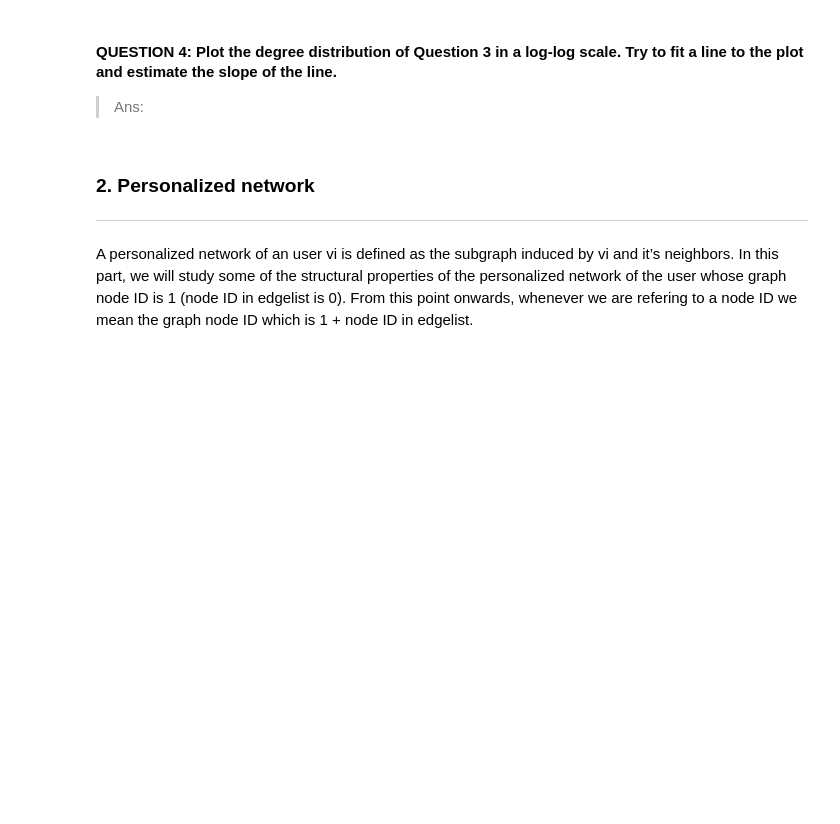
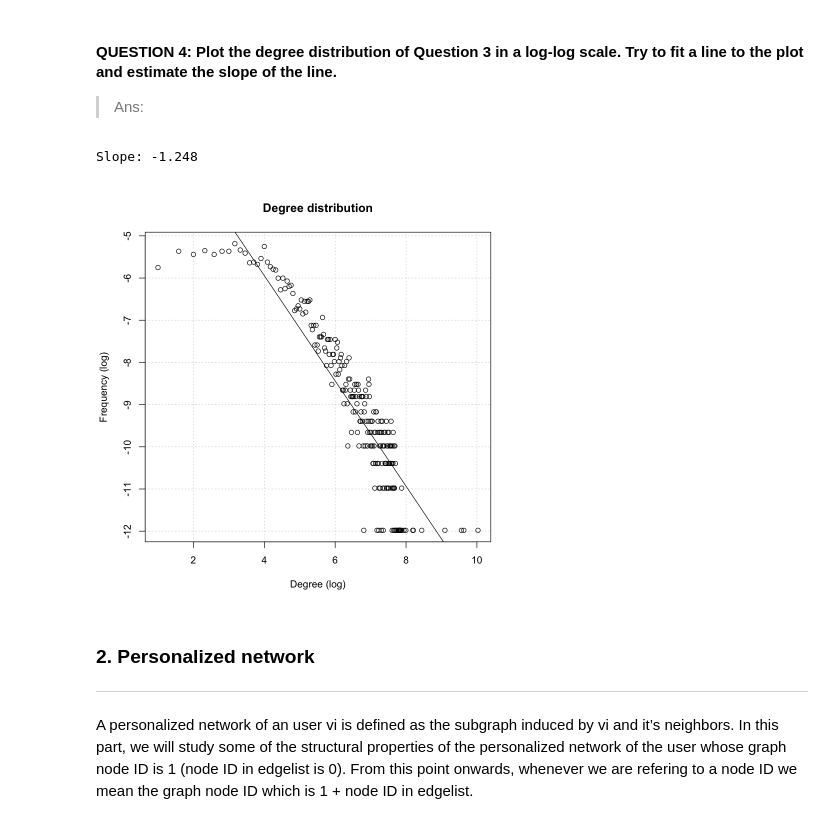
Before and after one commit to kchuang625/ucla-ece-232e-spring-2023-hw, a Jupyter notebook: project2/part1_705668757_905847065_105945588.ipynb, the cells around one changed output. Saved outputs shown, nothing was run; the diff lists cells and outputs as text; code cells hidden in the pictures; blank space fills up the shorter version.

```diff
--- a/project2/part1_705668757_905847065_105945588.ipynb
+++ b/project2/part1_705668757_905847065_105945588.ipynb
@@ -46,6 +63,30 @@ Having created the Facebook network, we will study some of the structural proper
 # %% [markdown]
 #### QUESTION 4: Plot the degree distribution of Question 3 in a log-log scale. Try to fit a line to the plot and estimate the slope of the line.
 > Ans:
+# %%
+plot_degree_distribution <- function(g) {
+    deg_dist <- degree.distribution(g)
+    non_zero_idxs <- which(deg_dist != 0, arr.ind=TRUE)
+    x <- log2(c(1: length(deg_dist)))[non_zero_idxs]
+    y <- log2(deg_dist)[non_zero_idxs]
+    plot(
+        x,
+        y,
+        main="Degree distribution",
+        xlab="Degree (log)",
+        ylab="Frequency (log)",
+        grid(),
+    )
+    linear_model <- lm(y ~ x)
+    abline(linear_model)
+    fprintf("Slope: %.3f", coef(linear_model)[2])
+}
+
+
+plot_degree_distribution(g)
+# %% [output]
+Slope: -1.248
+[figure, added]
 # %% [markdown]
 ### 2. Personalized network
 ***
```
Also changed, not shown: parts of 9 cells of this notebook.
